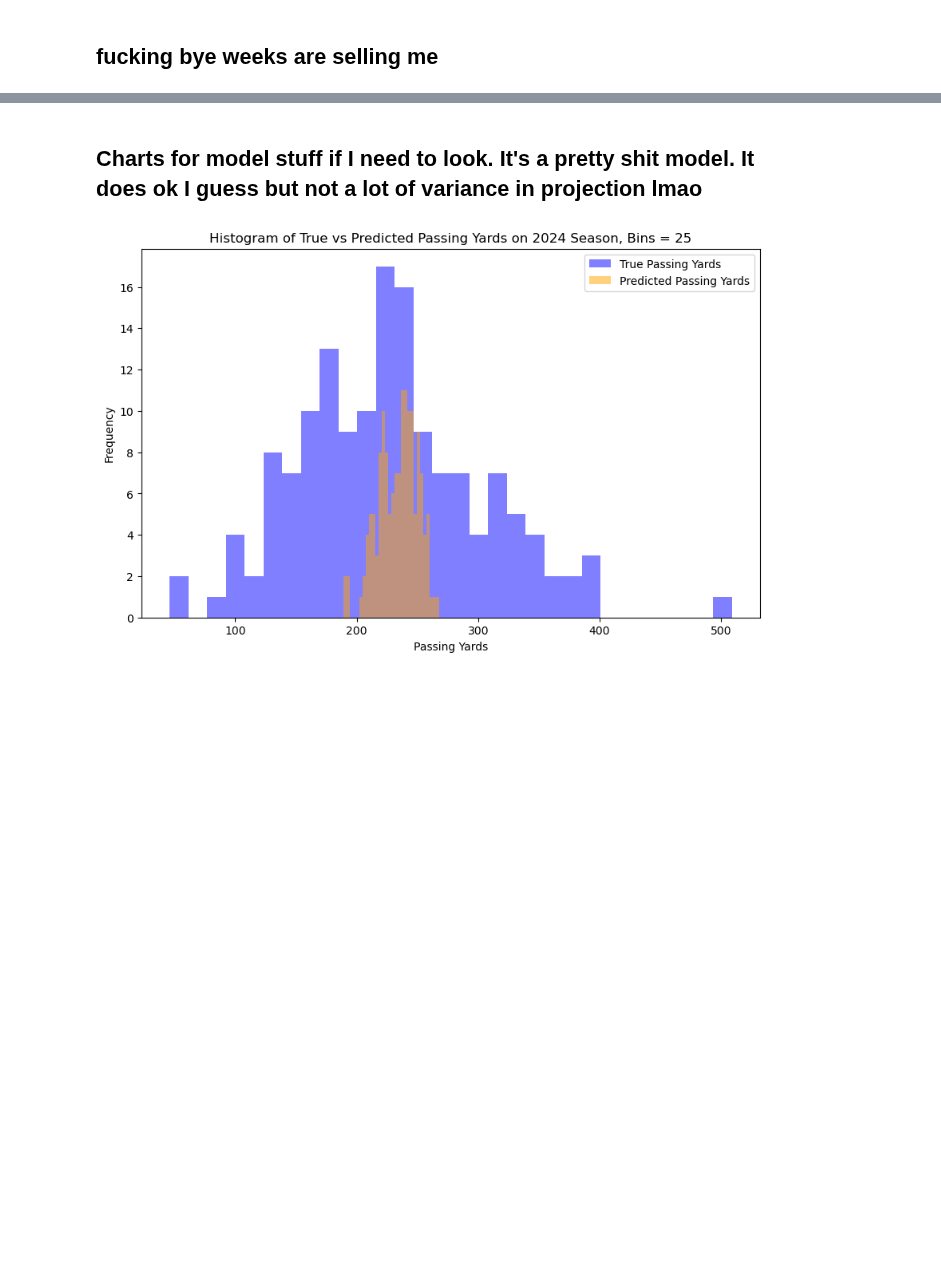
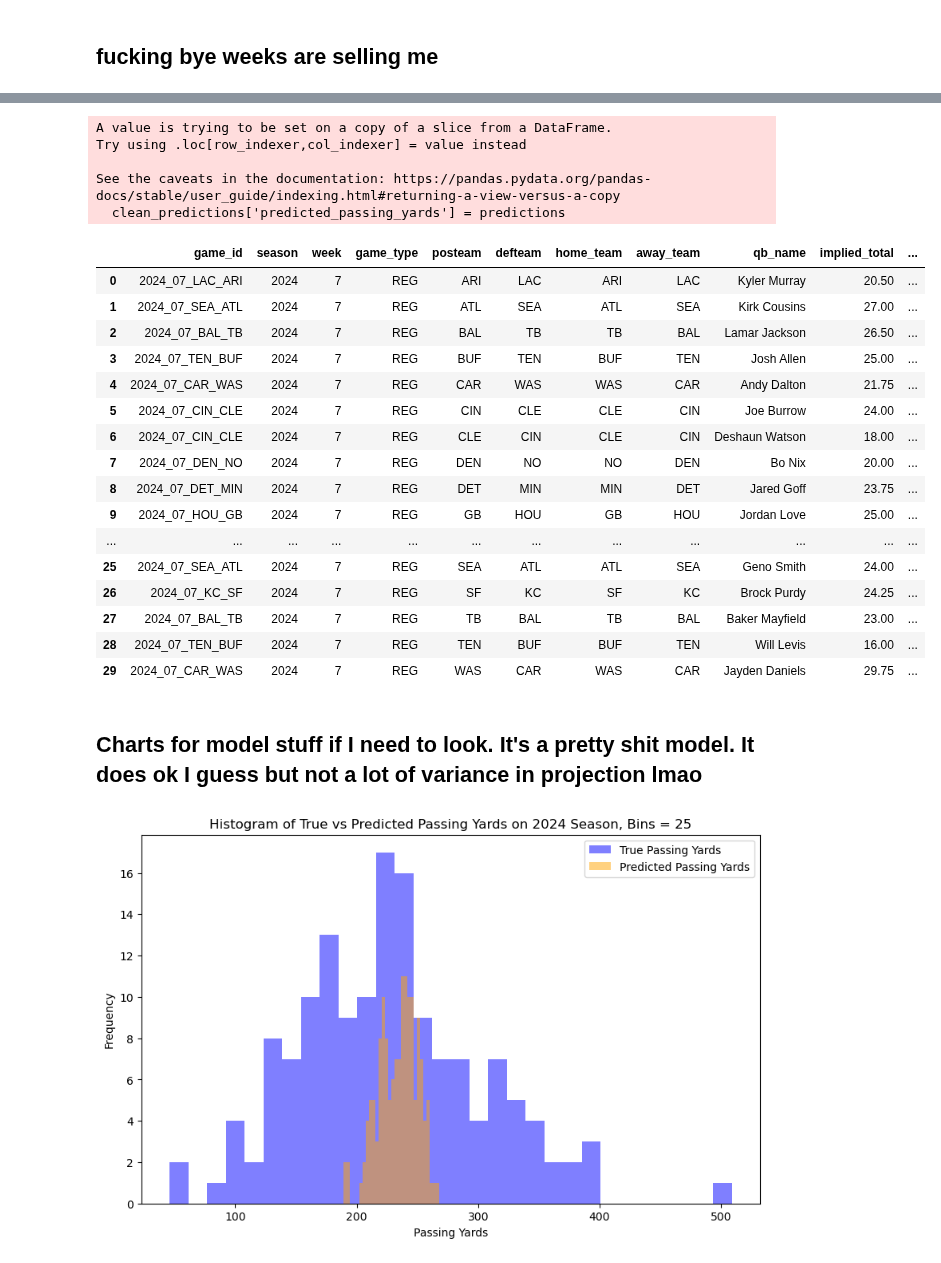
Before and after one commit to bhuggard/CheckTheCover, a Jupyter notebook: testnocom.ipynb, the cells around one changed output, grey strips where cells are left out. Saved outputs shown, nothing was run; the diff lists cells and outputs as text; code cells hidden in the pictures; blank space fills up the shorter version.

```diff
--- a/testnocom.ipynb
+++ b/testnocom.ipynb
@@ -673,4 +687,3 @@ offense_df_tbj.shape
 # %%
 combined_schedule_preds = combined_schedule_df[combined_schedule_df['season'] == combined_schedule_df['season'].max()]
-# combined_schedule_preds[combined_schedule_preds['week'] == 6]
-combined_schedule_preds = combined_schedule_preds.sort_values(by=['week'])
+combined_schedule_preds.drop(columns=['home_away'], inplace=True)
@@ -679,11 +704,11 @@ combined_schedule_preds = combined_schedule_preds.sort_values(by=['week'])
 # %%
 # Merge the two DataFrames on relevant columns, avoiding duplicates
 off_plus_schedule = pd.merge(
-    offense_df_tbj,
+    current_week_offense_set,
     combined_schedule_preds,
     on=['season', 'week', 'posteam'],
-    suffixes=('', '_implied'),
+    suffixes=('_fromoff', '_fromschedule'),
     how='inner'
 )
 
-#good up to here
+off_plus_schedule.columns
@@ -719,10 +726,8 @@ NameError: name 'off_plus_schedule' is not defined
 # Perform the merge on season, week, and defteam
 full_pred_features = pd.merge(
     off_plus_schedule,
-    defense_df_tbj,
+    current_week_defense_set,
     on=['season', 'week', 'defteam'],  # Merging on these columns
-    suffixes=('_offense', '_defense'),
+    suffixes=('_fromscheduleAHHHHHH', '_DEFENSEHUGSYDEFENSEHUGSY'),
     how='inner'  # Use inner join to avoid boof rows
 )
-
-#WOAHHHHH RICKY
@@ -729,17 +751,17 @@ full_pred_features = pd.merge(
 # %%
 # List of the new column order
 new_column_order = ['game_id', 'season', 'week','game_type','posteam', 'defteam', 'home_team', 'away_team', 'qb_name', 'passer_player_name',
-                    'home_away', 'implied_total', 'roof', 'surface',
-       'completion_percentage_ewma_passer', 'pass_attempts_ewma_passer',
-       'air_yards_ewma_passer', 'yards_after_catch_ewma_passer',
-       'epa_ewma_passer', 'interception_ewma_passer', 'qb_hit_ewma_passer',
-       'sack_ewma_passer', 'pass_touchdown_ewma_passer',
-       'passing_yards_ewma_passer', 'cpoe_ewma_passer', 'completion_percentage_ewma_defense',
-       'pass_attempts_ewma_defense', 'air_yards_ewma_defense',
-       'yards_after_catch_ewma_defense', 'epa_ewma_defense',
-       'interception_ewma_defense', 'qb_hit_ewma_defense', 'sack_ewma_defense',
-       'pass_touchdown_ewma_defense', 'passing_yards_ewma_defense',
-       'cpoe_ewma_defense']
+              'implied_total', 'roof', 'surface',
+              'completion_percentage_ewma_passer', 'pass_attempts_ewma_passer',
+              'air_yards_ewma_passer', 'yards_after_catch_ewma_passer',
+              'epa_ewma_passer', 'interception_ewma_passer', 'qb_hit_ewma_passer',
+              'sack_ewma_passer', 'pass_touchdown_ewma_passer',
+              'passing_yards_ewma_passer', 'cpoe_ewma_passer', 'completion_percentage_ewma_defense',
+              'pass_attempts_ewma_defense', 'air_yards_ewma_defense',
+              'yards_after_catch_ewma_defense', 'epa_ewma_defense',
+              'interception_ewma_defense', 'qb_hit_ewma_defense', 'sack_ewma_defense',
+              'pass_touchdown_ewma_defense', 'passing_yards_ewma_defense',
+              'cpoe_ewma_defense']
 
 # Reorder inplace
 full_pred_features = full_pred_features[new_column_order]
@@ -796,3 +838,34 @@ predictions_clean[predictions_clean['posteam'] == 'DET'].sort_values(by='week')
+# %%
+clean_predictions = full_pred_features[['game_id', 'season', 'week', 'game_type', 'posteam', 'defteam',
+       'home_team', 'away_team', 'qb_name',
+       'implied_total']]
+
+clean_predictions['predicted_passing_yards'] = predictions
+
+clean_predictions
+# %% [output]
+A value is trying to be set on a copy of a slice from a DataFrame.
+Try using .loc[row_indexer,col_indexer] = value instead
+
+See the caveats in the documentation: https://pandas.pydata.org/pandas-docs/stable/user_guide/indexing.html#returning-a-view-versus-a-copy
+  clean_predictions['predicted_passing_yards'] = predictions
+|  | game_id | season | week | game_type | posteam | defteam | home_team | away_team | qb_name | implied_total | ... |
+| 0 | 2024_07_LAC_ARI | 2024 | 7 | REG | ARI | LAC | ARI | LAC | Kyler Murray | 20.50 | ... |
+| 1 | 2024_07_SEA_ATL | 2024 | 7 | REG | ATL | SEA | ATL | SEA | Kirk Cousins | 27.00 | ... |
+| 2 | 2024_07_BAL_TB | 2024 | 7 | REG | BAL | TB | TB | BAL | Lamar Jackson | 26.50 | ... |
+| 3 | 2024_07_TEN_BUF | 2024 | 7 | REG | BUF | TEN | BUF | TEN | Josh Allen | 25.00 | ... |
+| 4 | 2024_07_CAR_WAS | 2024 | 7 | REG | CAR | WAS | WAS | CAR | Andy Dalton | 21.75 | ... |
+| 5 | 2024_07_CIN_CLE | 2024 | 7 | REG | CIN | CLE | CLE | CIN | Joe Burrow | 24.00 | ... |
+| 6 | 2024_07_CIN_CLE | 2024 | 7 | REG | CLE | CIN | CLE | CIN | Deshaun Watson | 18.00 | ... |
+| 7 | 2024_07_DEN_NO | 2024 | 7 | REG | DEN | NO | NO | DEN | Bo Nix | 20.00 | ... |
+| 8 | 2024_07_DET_MIN | 2024 | 7 | REG | DET | MIN | MIN | DET | Jared Goff | 23.75 | ... |
+| 9 | 2024_07_HOU_GB | 2024 | 7 | REG | GB | HOU | GB | HOU | Jordan Love | 25.00 | ... |
+| ... | ... | ... | ... | ... | ... | ... | ... | ... | ... | ... | ... |
+| 25 | 2024_07_SEA_ATL | 2024 | 7 | REG | SEA | ATL | ATL | SEA | Geno Smith | 24.00 | ... |
+| 26 | 2024_07_KC_SF | 2024 | 7 | REG | SF | KC | SF | KC | Brock Purdy | 24.25 | ... |
+| 27 | 2024_07_BAL_TB | 2024 | 7 | REG | TB | BAL | TB | BAL | Baker Mayfield | 23.00 | ... |
+| 28 | 2024_07_TEN_BUF | 2024 | 7 | REG | TEN | BUF | BUF | TEN | Will Levis | 16.00 | ... |
+| 29 | 2024_07_CAR_WAS | 2024 | 7 | REG | WAS | CAR | WAS | CAR | Jayden Daniels | 29.75 | ... |
 # %% [markdown]
 ## Charts for model stuff if I need to look. It's a pretty shit model. It does ok I guess but not a lot of variance in projection lmao
 # %%
```
Also changed, not shown: parts of 31 cells of this notebook.
